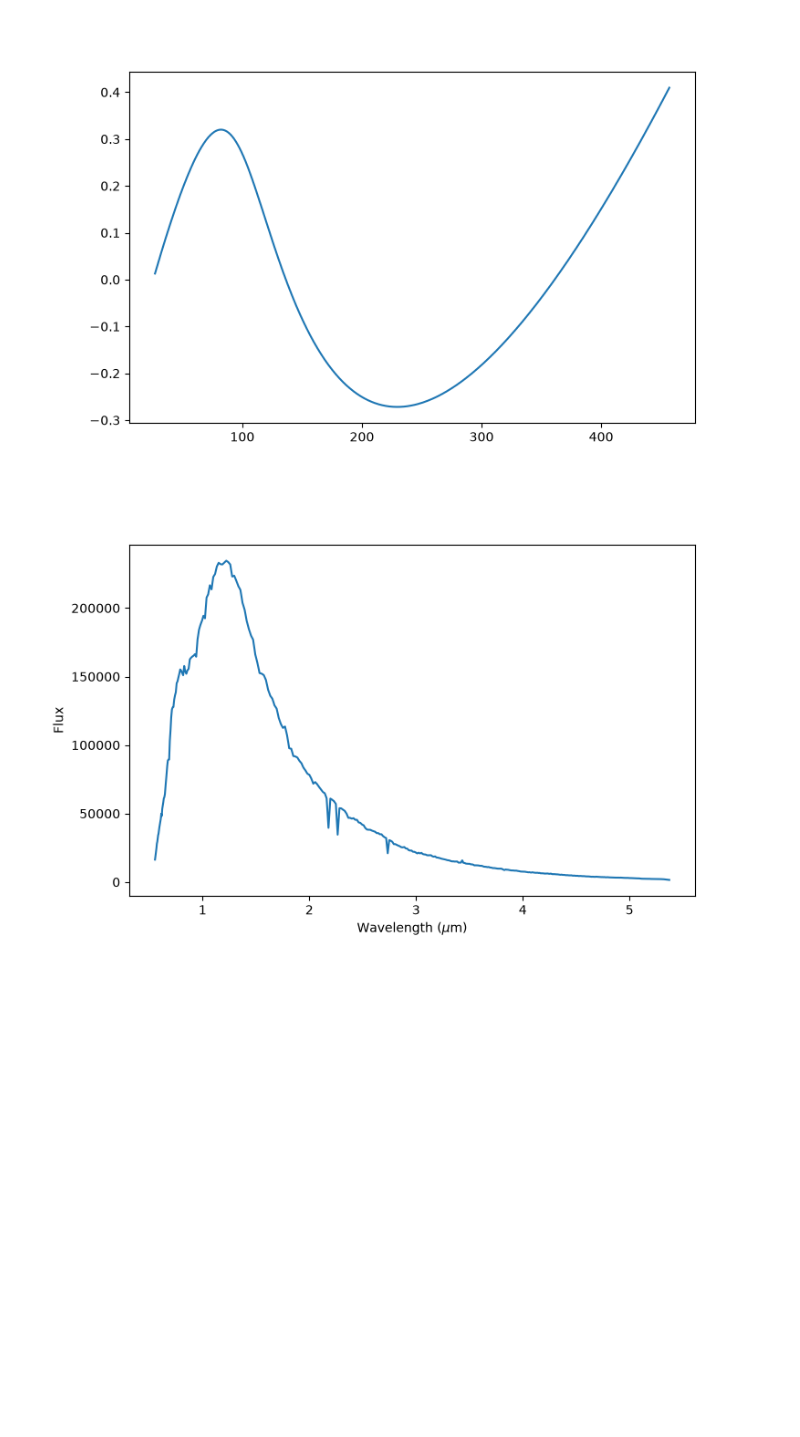
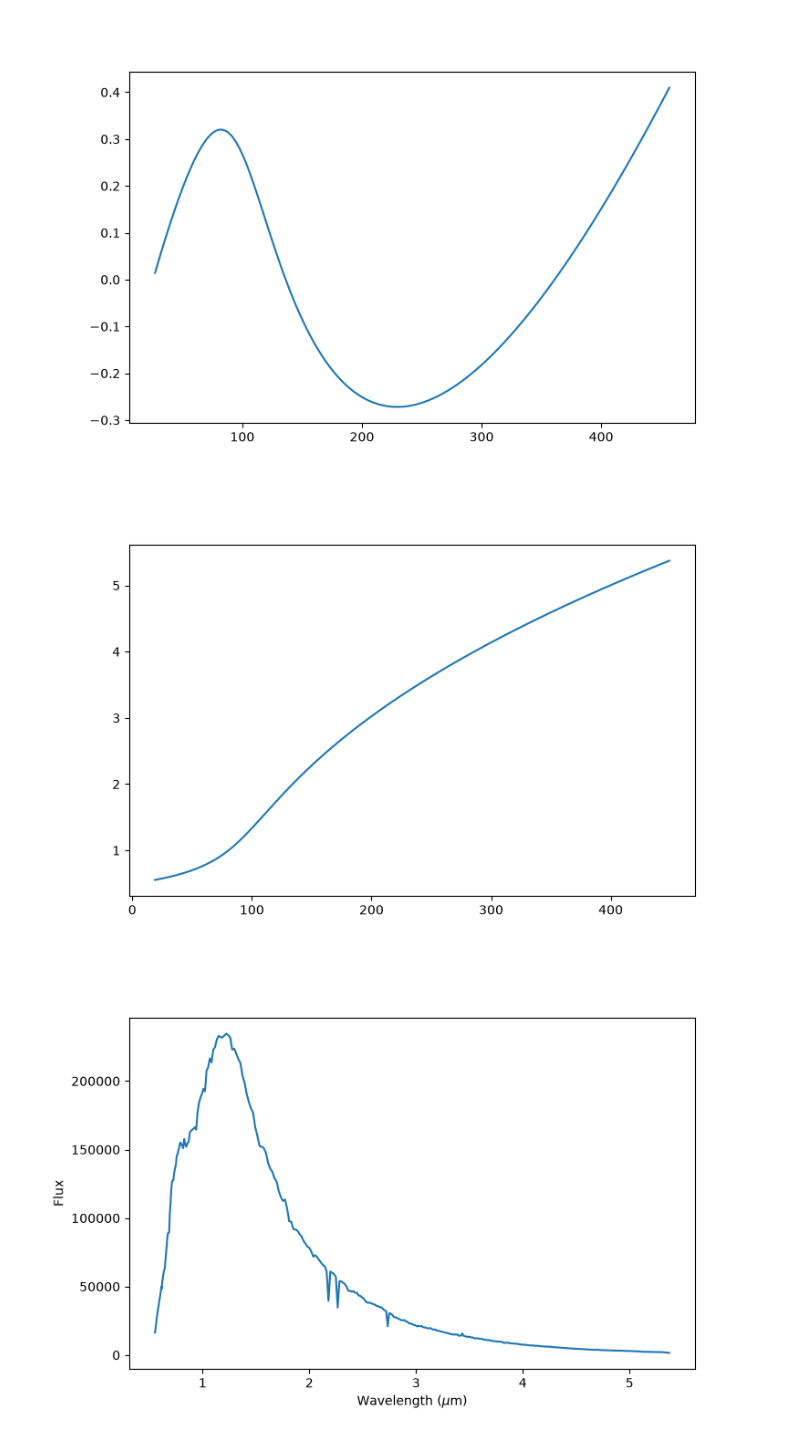
Before and after one commit to J-Ulik/Tiberius, a Jupyter notebook: src/reduction_utils/JWST_utils/reduction_notebooks/3_wavelength_calibration.ipynb, the cells around one changed output. Cells and saved outputs as stored; diff of their text form; code cells hidden in the pictures; blank space fills up the shorter version.

```diff
--- a/src/reduction_utils/JWST_utils/reduction_notebooks/3_wavelength_calibration.ipynb
+++ b/src/reduction_utils/JWST_utils/reduction_notebooks/3_wavelength_calibration.ipynb
@@ -44,7 +44,7 @@ No.    Name      Ver    Type      Cards   Dimensions   Format
   7  INT_TIMES     1 BinTableHDU     24   5160R x 7C   [J, D, D, D, D, D, D]
   8  ASDF          1 BinTableHDU     11   1R x 1C   [162006B]
 # %%
-xpos = pickle.load(open(f"../../../../../data/reduction{reductionNo}/pickled_objects/xpos1_resampled.pickle","rb"))
+xpos = pickle.load(open(f"../../../../../data/reduction{reductionNo}/pickled_objects/x_positions_1.pickle","rb"))
 xpos_mean = xpos.mean(axis=0)
 # %%
 less ../../../../../data/reduction$reductionNo/extraction_input.txt
@@ -159,11 +159,16 @@ plt.show()
 # %%
 wvl_solution = []
 
 for i,row in enumerate(np.arange(row_min,row_max)):
     x = np.round(xpos_mean[i]).astype(int)
     wvl_solution.append(rotated_wvl_array[row][x])
 
 wvl_solution = np.array(wvl_solution)
+plt.figure()
+plt.plot(wvl_solution)
+plt.show()
+# %% [output]
+[figure, added]
 # %%
 plt.figure()
 plt.plot(wvl_solution,np.nanmean(s1,axis=0))
```
Also changed, not shown: parts of 1 cell of this notebook, 2 other files.
